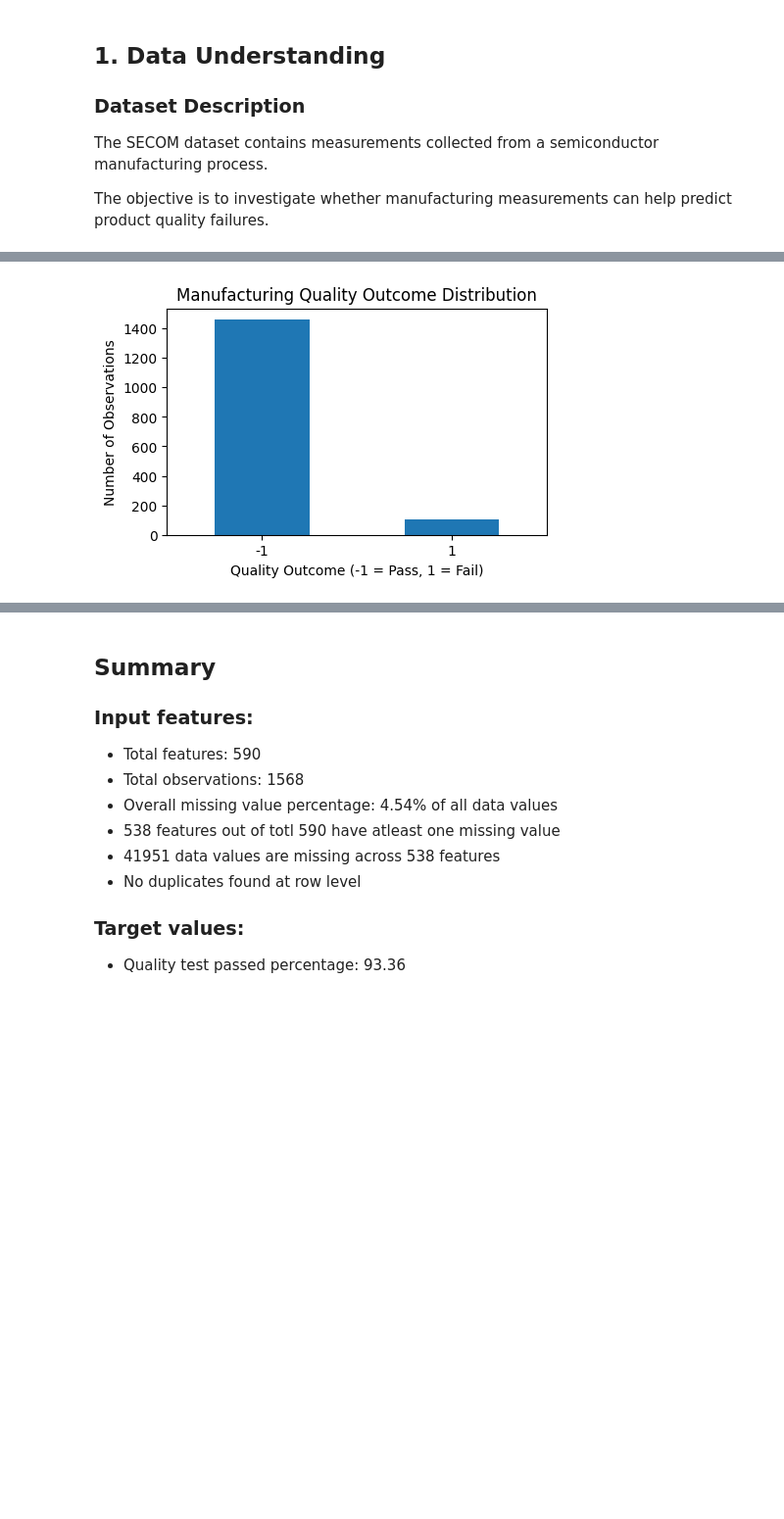
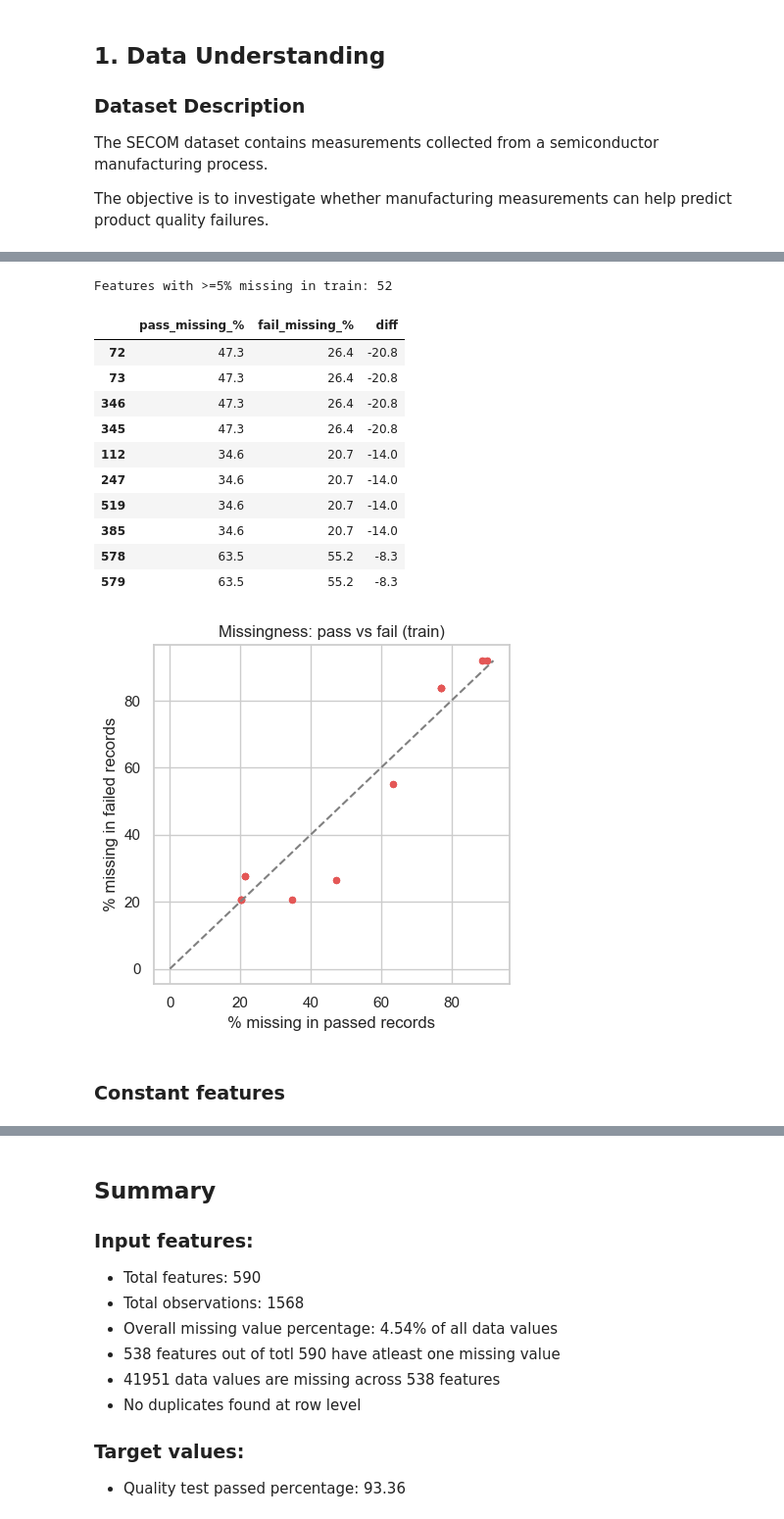
Before and after one commit to dbamunu/secom, a Jupyter notebook: notebooks/1_understand_data.ipynb, the cells around one changed output, grey strips where cells are left out. Shown at 98% size. Drawn from its saved outputs; the diff is of its cells as text; code cells hidden in the pictures; blank space fills up the shorter version.

```diff
--- a/notebooks/1_understand_data.ipynb
+++ b/notebooks/1_understand_data.ipynb
@@ -109,13 +161,37 @@ Name: proportion, dtype: float64
-# %%
-y.value_counts().sort_index().plot(
-    kind="bar",
-    figsize=(5, 3)
-)
-
-plt.title("SECOM Manufacturing Quality Outcome Distribution")
-plt.xlabel("Quality Outcome (-1 = Pass, 1 = Fail)")
-plt.ylabel("Number of Observations")
-plt.xticks(rotation=0)
-plt.show()
-# %% [output]
-[figure, removed]
+# %%
+miss_pct_train = X_train.isna().mean() * 100
+cand = miss_pct_train[miss_pct_train >= 5].index
+
+rate = pd.DataFrame({
+    "pass_missing_%": X_train.loc[y_train == 0, cand].isna().mean() * 100,
+    "fail_missing_%": X_train.loc[y_train == 1, cand].isna().mean() * 100,
+})
+rate["diff"] = rate["fail_missing_%"] - rate["pass_missing_%"]
+
+print(f"Features with >=5% missing in train: {len(cand)}")
+display(rate.reindex(rate["diff"].abs().sort_values(ascending=False).index).head(10).round(1))
+
+fig, ax = plt.subplots(figsize=(4.5, 4.5))
+ax.scatter(rate["pass_missing_%"], rate["fail_missing_%"], s=18, alpha=0.7, color=FAIL_COL)
+lim = max(rate.max().max(), 1)
+ax.plot([0, lim], [0, lim], color="grey", ls="--")
+ax.set_xlabel("% missing in passed records")
+ax.set_ylabel("% missing in failed records")
+ax.set_title("Missingness: pass vs fail (train)")
+savefig("03_missingness_pass_vs_fail")
+# %% [output]
+Features with >=5% missing in train: 52
+|  | pass_missing_% | fail_missing_% | diff |
+| 72 | 47.3 | 26.4 | -20.8 |
+| 73 | 47.3 | 26.4 | -20.8 |
+| 346 | 47.3 | 26.4 | -20.8 |
+| 345 | 47.3 | 26.4 | -20.8 |
+| 112 | 34.6 | 20.7 | -14.0 |
+| 247 | 34.6 | 20.7 | -14.0 |
+| 519 | 34.6 | 20.7 | -14.0 |
+| 385 | 34.6 | 20.7 | -14.0 |
+| 578 | 63.5 | 55.2 | -8.3 |
+| 579 | 63.5 | 55.2 | -8.3 |
+[figure, added]
+# %% [markdown]
+### Constant features
```
Also changed, not shown: parts of 28 cells of this notebook, 12 other files.
